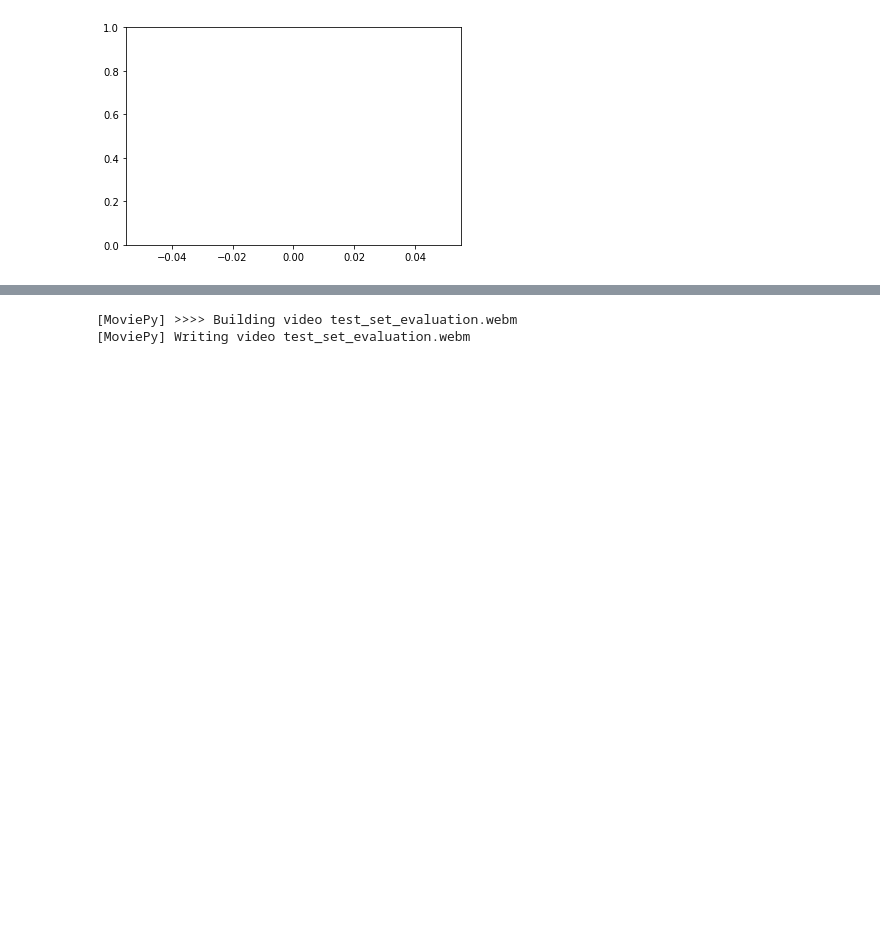
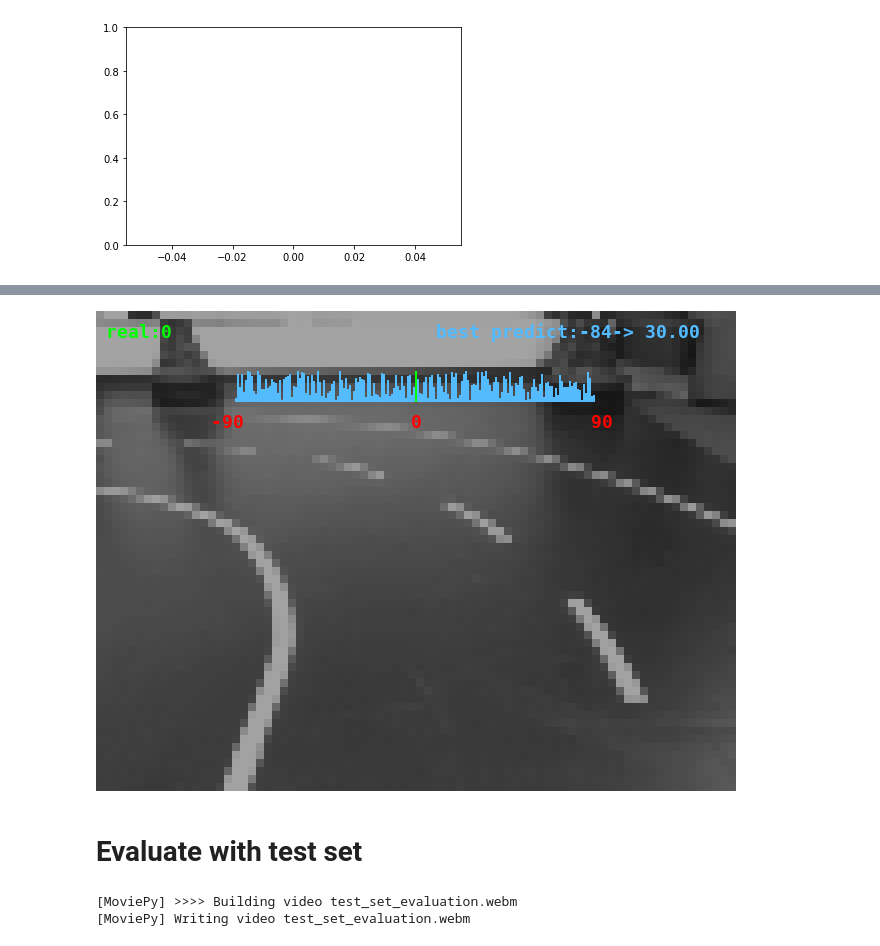
Before and after one commit to berleon/deep_car, a Jupyter notebook: notebooks/train.ipynb, the cells around one changed output, grey strips where cells are left out. Cells and saved outputs as stored; diff of their text form; code cells hidden in the pictures; blank space fills up the shorter version.

Commit message:
extend video for random distribution

```diff
--- a/notebooks/train.ipynb
+++ b/notebooks/train.ipynb
@@ -227,26 +227,6 @@ plt.ylim(0,1)
 [figure]
 # %%
 #print(history)
-# %%
-def image_draw_info(img, steering_true, steering_pred, font=None):
-    if font is None:
-        fonts = matplotlib.font_manager.findSystemFonts(fontpaths=None, fontext='ttf')
-        mono_fonts = [f for f in fonts if "mono" in f.lower() and 'bold' in f.lower()]
-        mono_font = mono_fonts[0]
-        font = ImageFont.truetype(mono_font, 18)
-
-    draw = ImageDraw.Draw(img)
-
-    draw.text((10, 20), "steering_true: {}".format(steering_true), fill="#00ff00", font=font)
-    angle = steering_true + np.pi/2
-    x = 1/2 * img.size[0]
-    y = 100
-    draw.line([x, y, x +  160*np.cos(angle), y  - 160*np.sin(angle)], fill="#00ff00", width=5)
-
-    draw.text((400, 20), "steering_pred: {}".format(steering_pred), fill="#0000ff", font=font)
-    angle = steering_pred + np.pi/2
-    draw.line([x, y, x +  160*np.cos(angle), y  - 160*np.sin(angle)], fill="#0000ff", width=5)
-    del draw
 # %%
 def extract_normalized_images_from(h5_data):
     x = 2.* h5_data['image'][:] / 255. - 1
@@ -288,3 +249,59 @@ predictions = np.concatenate(predictions)
+# %%
+def image_draw_info(img, steering_true, steering_pred, font=None):
+    scale = 30
+    pred_max = max(steering_pred)
+    steering_pred = np.array([xi/pred_max * scale for xi in steering_pred])
+    if font is None:
+        fonts = matplotlib.font_manager.findSystemFonts(fontpaths=None, fontext='ttf')
+        mono_fonts = [f for f in fonts if "mono" in f.lower() and 'bold' in f.lower()]
+        mono_font = mono_fonts[0]
+        font = ImageFont.truetype(mono_font, 18)
+
+
+    img = img.resize((640,480))
+    img= img.convert("RGBA")
+    draw = ImageDraw.Draw(img)
+
+
+    angle = steering_true + np.pi/2
+    x = 1/2 * img.size[0]
+    y = 90
+    x_start = x - 200
+
+    legend_color = "#ff0000"
+    pred_color = "#0099ffaa"
+    draw.text((10,10), "real:{}".format(steering_true), fill="#00ff00ff", font=font)
+    draw.text(
+        (img.size[0] - 300,10),
+        "best predict:{}-> {:.2f}".format(np.argmax(steering_pred) - 90,max(steering_pred)),
+        fill=pred_color,
+        font=font
+    )
+
+    draw.text((x_start-5, y+10), "-90", fill=legend_color, font=font)
+    draw.text((x-5, y+10), "0", fill=legend_color, font=font)
+    draw.text((x-5+ 180, y+10), "90", fill=legend_color, font=font)
+    for i,prob in enumerate(steering_pred):
+        draw.line([x+2*(i-90), y, x+2*(i-90), y-prob], fill=pred_color, width=2)
+
+    draw.line([x+steering_true, y, x+steering_true, y - scale], fill="#00ff00ff", width=2)
+    del draw
+
+    return img
+
+def test_image_draw_info():
+    img = h5_file['image'][0]
+    img = PIL.Image.fromarray(img)
+    steering_pred = np.random.random(180) * 40
+    img = image_draw_info(img, 0, steering_pred)
+    return img
+
+
+test_image_draw_info()
+# %% [output]
+[figure, added]
+# %% [markdown]
+# Evaluate with test set
 # %%
 def save_image(img, i):
     img_fname = os.path.join(tmp_dir, "{:06d}.png".format(i))
```
Also changed, not shown: parts of 7 cells of this notebook.
